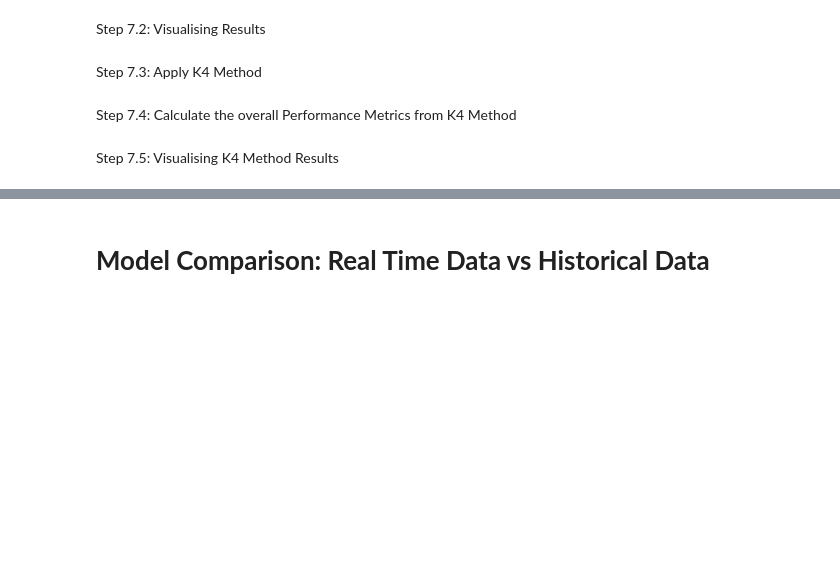
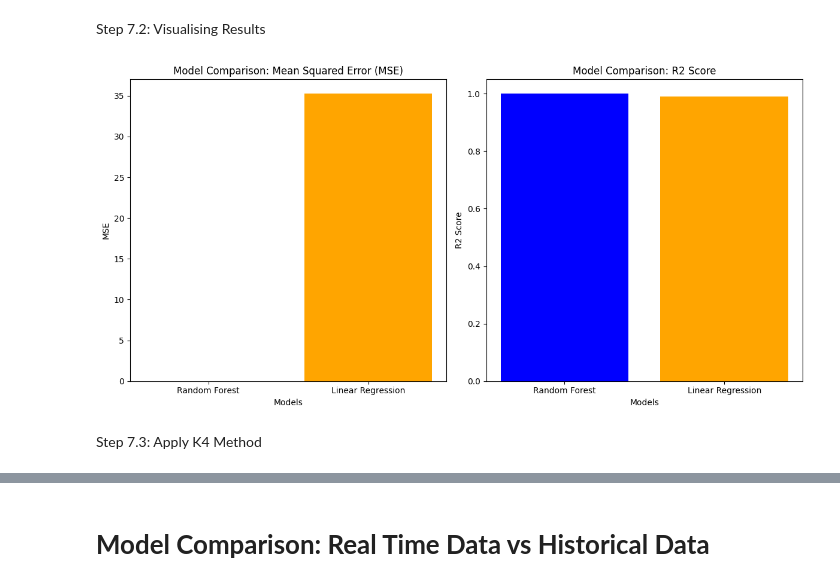
Before and after one commit to Urusha-Bajracharya3950/Engg680_Digital_Engineering_Project_Group_5, a Jupyter notebook: Model_Development/Group_Project.ipynb, the cells around one changed output, grey strips where cells are left out. Saved outputs shown, nothing was run; the diff lists cells and outputs as text; code cells hidden in the pictures; blank space fills up the shorter version.

```diff
--- a/Model_Development/Group_Project.ipynb
+++ b/Model_Development/Group_Project.ipynb
@@ -891,8 +883,35 @@ print(results_df)
 # %% [markdown]
 Step 7.2: Visualising Results
+# %%
+import matplotlib.pyplot as plt
+import numpy as np
+
+# Results for visualization
+models = ['Random Forest', 'Linear Regression']
+mse_values = [mse_rf, mse_lr]
+r2_values = [r2_rf, r2_lr]
+
+# Create a figure for visualization
+plt.figure(figsize=(12, 6))
+
+# Plot MSE comparison
+plt.subplot(1, 2, 1)
+plt.bar(models, mse_values, color=['blue', 'orange'])
+plt.title('Model Comparison: Mean Squared Error (MSE)')
+plt.ylabel('MSE')
+plt.xlabel('Models')
+
+# Plot R2 Score comparison
+plt.subplot(1, 2, 2)
+plt.bar(models, r2_values, color=['blue', 'orange'])
+plt.title('Model Comparison: R2 Score')
+plt.ylabel('R2 Score')
+plt.xlabel('Models')
+
+# Display the plots
+plt.tight_layout()
+plt.show()
+# %% [output]
+[figure, added]
 # %% [markdown]
 Step 7.3: Apply K4 Method
-# %% [markdown]
-Step 7.4: Calculate the overall Performance Metrics from K4 Method
-# %% [markdown]
-Step 7.5: Visualising K4 Method Results
```
Also changed, not shown: parts of 29 cells of this notebook.
